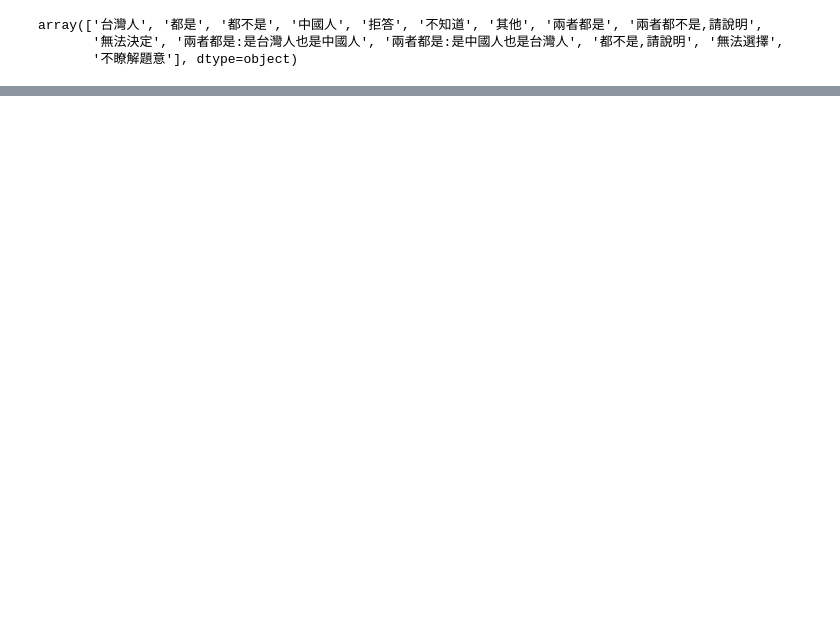
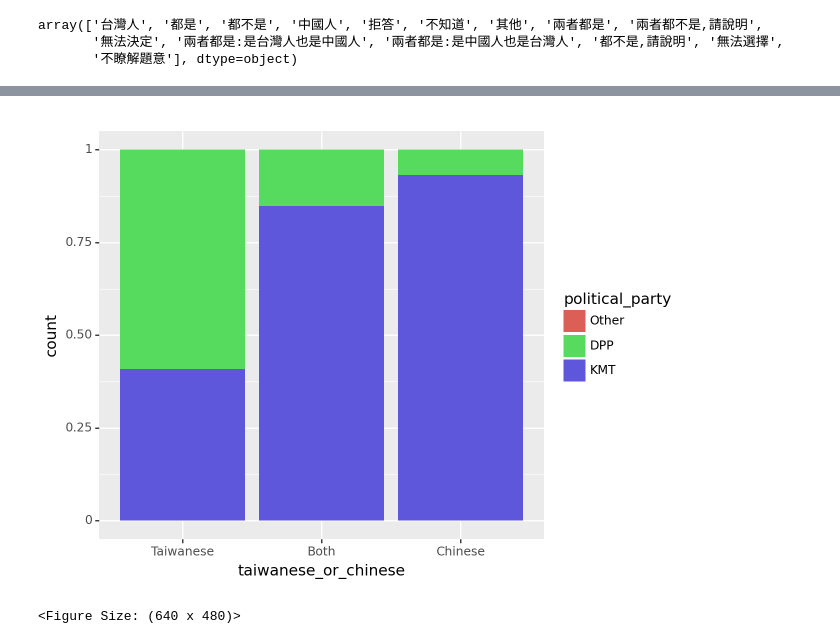
Before and after one commit to faustourrutiareyes/TaiwaneseIdentificationResearch, a Jupyter notebook: main.ipynb, the cells around one changed output, grey strips where cells are left out. Cells and saved outputs as stored; diff of their text form; code cells hidden in the pictures; blank space fills up the shorter version.

```diff
--- a/main.ipynb
+++ b/main.ipynb
@@ -241,0 +419,10 @@ from plotnine import *
+# %%
+df_parties = data_merge[data_merge['political_party'].isin(['DPP', 'KMT'])]
+# %%
+(
+ggplot() +
+  geom_bar(df_parties, aes(x = 'taiwanese_or_chinese', fill = 'political_party'), position = "fill")
+)
+# %% [output]
+[figure, added]
+<Figure Size: (640 x 480)>
```
Also changed, not shown: parts of 62 cells of this notebook, 5 other files.
